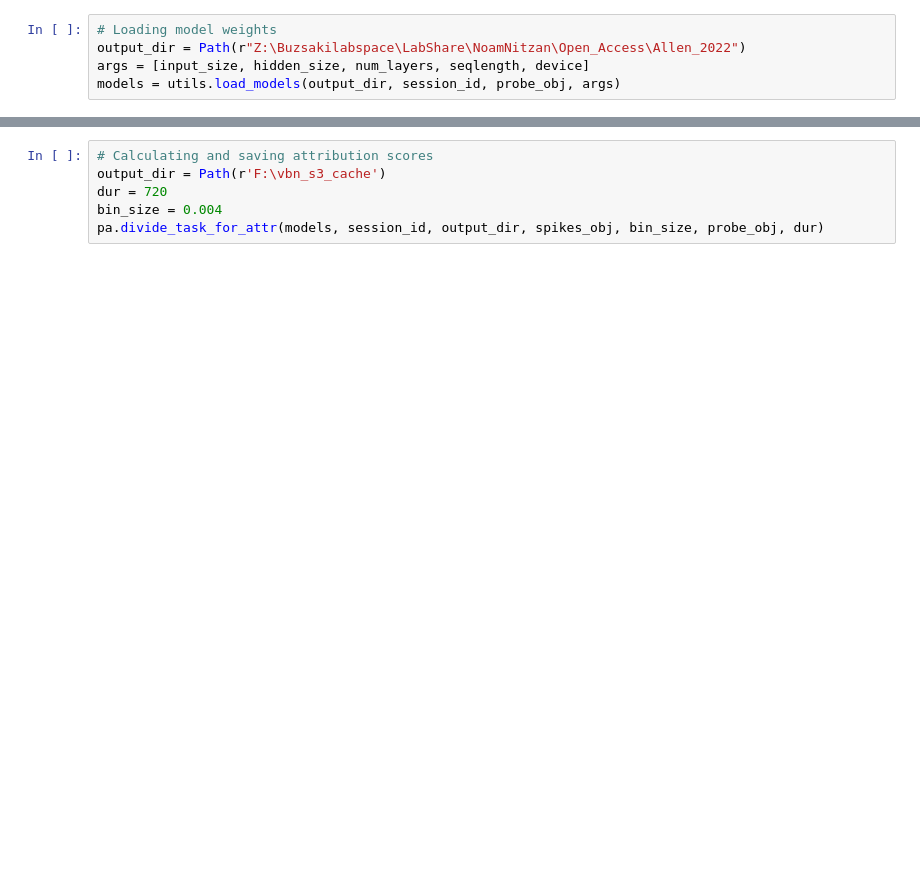
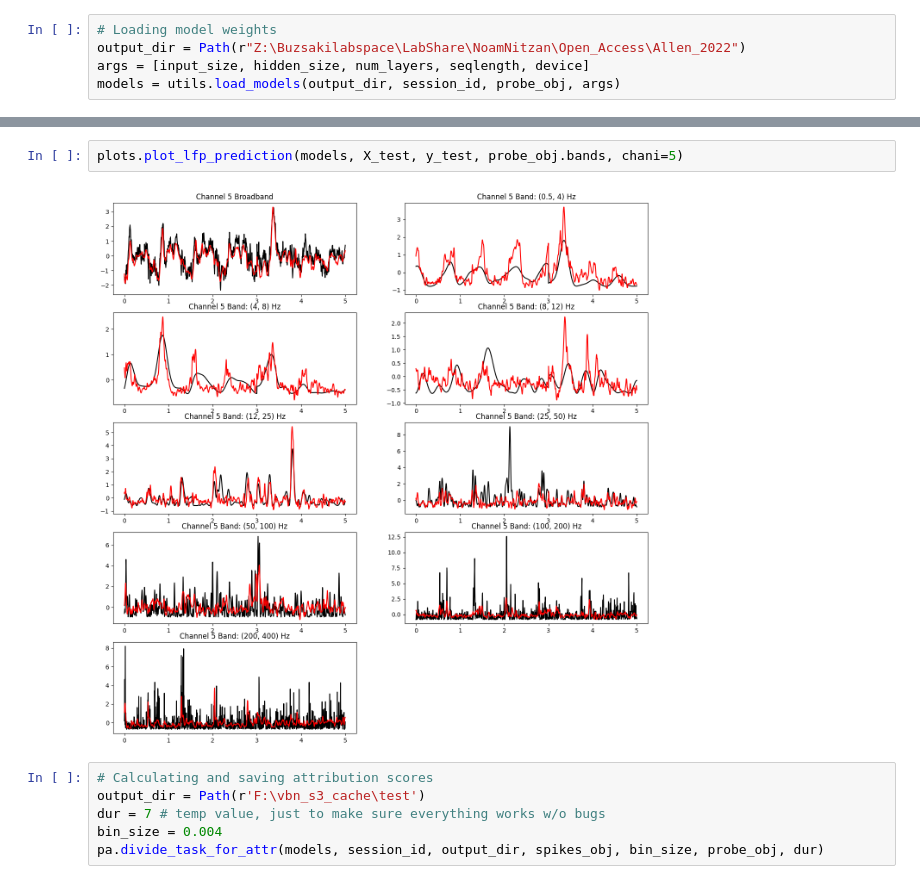
Before and after one commit to nnitzan01/spikes2lfp, a Jupyter notebook: start_notebook.ipynb, the cells around one changed output, grey strips where cells are left out. Drawn from its saved outputs; the diff is of its cells as text; blank space fills up the shorter version.

```diff
--- a/start_notebook.ipynb
+++ b/start_notebook.ipynb
@@ -46,6 +63,10 @@ models = utils.load_models(output_dir, session_id, probe_obj, args)
+# %%
+plots.plot_lfp_prediction(models, X_test, y_test, probe_obj.bands, chani=5)
+# %% [output]
+[figure, added]
 # %%
 # Calculating and saving attribution scores
-output_dir = Path(r'F:\vbn_s3_cache')
-dur = 720
+output_dir = Path(r'F:\vbn_s3_cache\test')
+dur = 7 # temp value, just to make sure everything works w/o bugs
 bin_size = 0.004
 pa.divide_task_for_attr(models, session_id, output_dir, spikes_obj, bin_size, probe_obj, dur)
```
Also changed, not shown: parts of 6 cells of this notebook, 6 other files.
